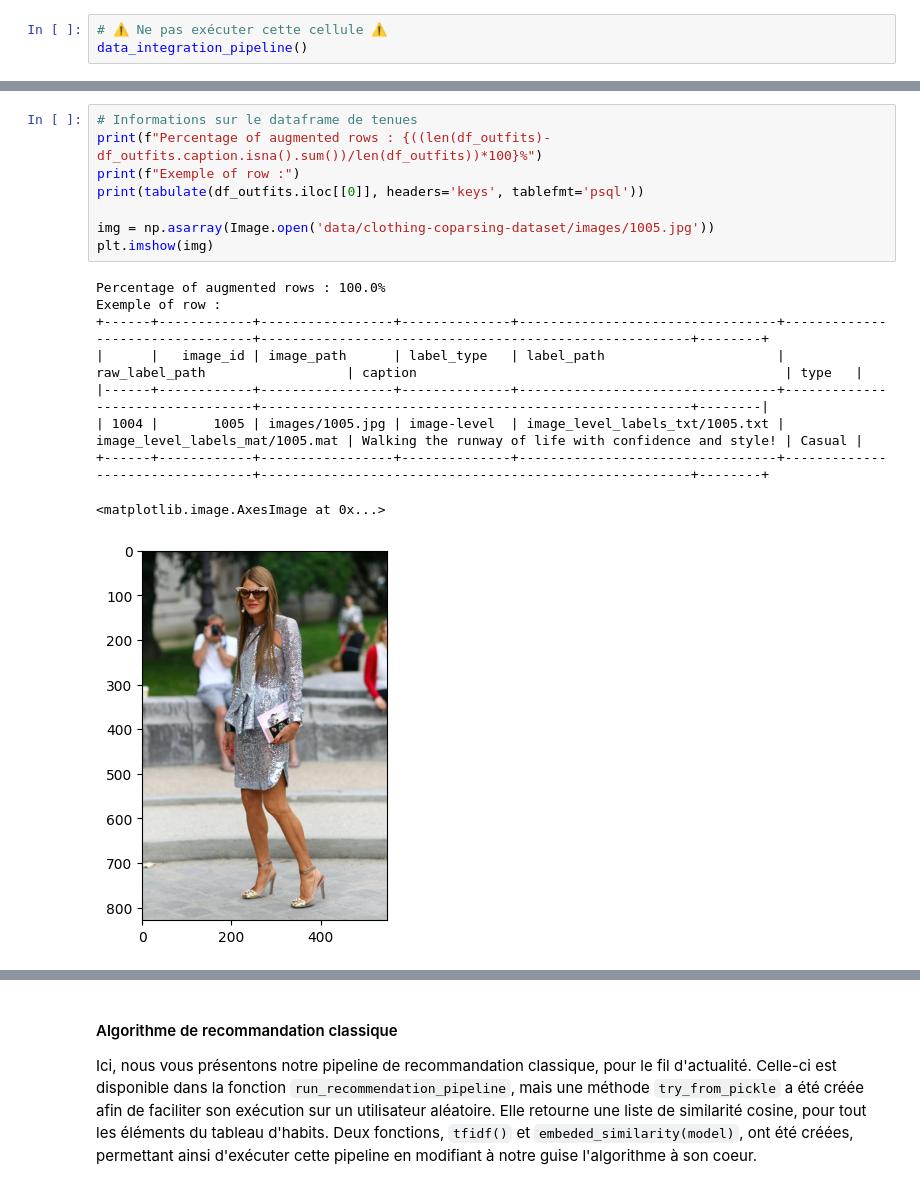
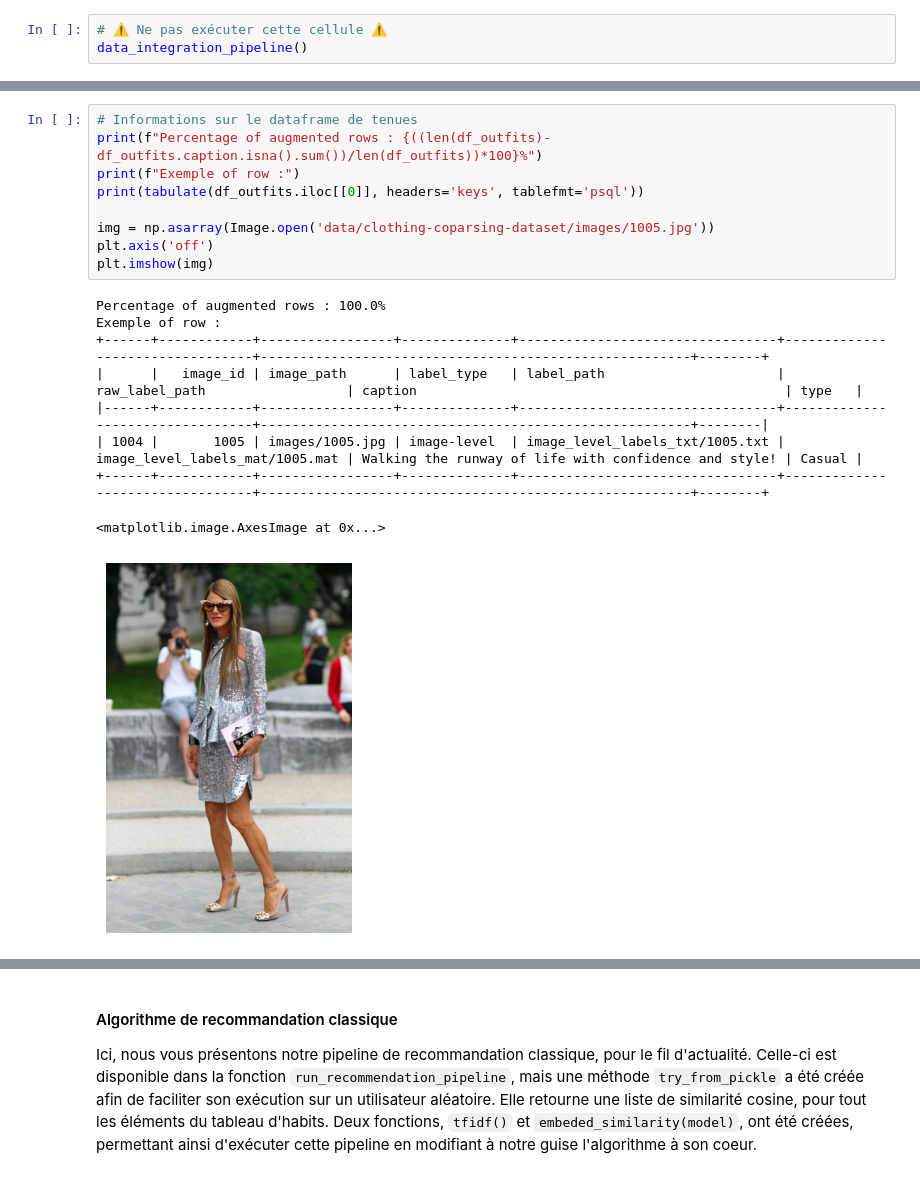
Before and after one commit to paullouppe/drippy, a Jupyter notebook: poc_notebook.ipynb, the cells around one changed output, grey strips where cells are left out. Saved outputs shown, nothing was run; the diff lists cells and outputs as text.

```diff
--- a/poc_notebook.ipynb
+++ b/poc_notebook.ipynb
@@ -31,21 +49,22 @@ df_clothes = pd.read_pickle("checkpoints/clothes_second_augmentation.pkl")
 # %%
 # Informations sur le dataframe de tenues
 print(f"Percentage of augmented rows : {((len(df_outfits)-df_outfits.caption.isna().sum())/len(df_outfits))*100}%")
 print(f"Exemple of row :")
 print(tabulate(df_outfits.iloc[[0]], headers='keys', tablefmt='psql'))
 
 img = np.asarray(Image.open('data/clothing-coparsing-dataset/images/1005.jpg'))
+plt.axis('off')
 plt.imshow(img)
 # %% [output]
 Percentage of augmented rows : 100.0%
 Exemple of row :
 +------+------------+-----------------+--------------+---------------------------------+---------------------------------+-------------------------------------------------------+--------+
 |      |   image_id | image_path      | label_type   | label_path                      | raw_label_path                  | caption                                               | type   |
 |------+------------+-----------------+--------------+---------------------------------+---------------------------------+-------------------------------------------------------+--------|
 | 1004 |       1005 | images/1005.jpg | image-level  | image_level_labels_txt/1005.txt | image_level_labels_mat/1005.mat | Walking the runway of life with confidence and style! | Casual |
 +------+------------+-----------------+--------------+---------------------------------+---------------------------------+-------------------------------------------------------+--------+
 <matplotlib.image.AxesImage at 0x...>
-[figure, old version]
+[figure, new version]
 # %%
 # Informations sur le dataframe d'habit
 print(f"Percentage of augmented rows : {((len(df_clothes)-df_clothes.caption.isna().sum())/len(df_clothes))*100}%")
```
Also changed, not shown: parts of 12 cells of this notebook, 3 other files.
